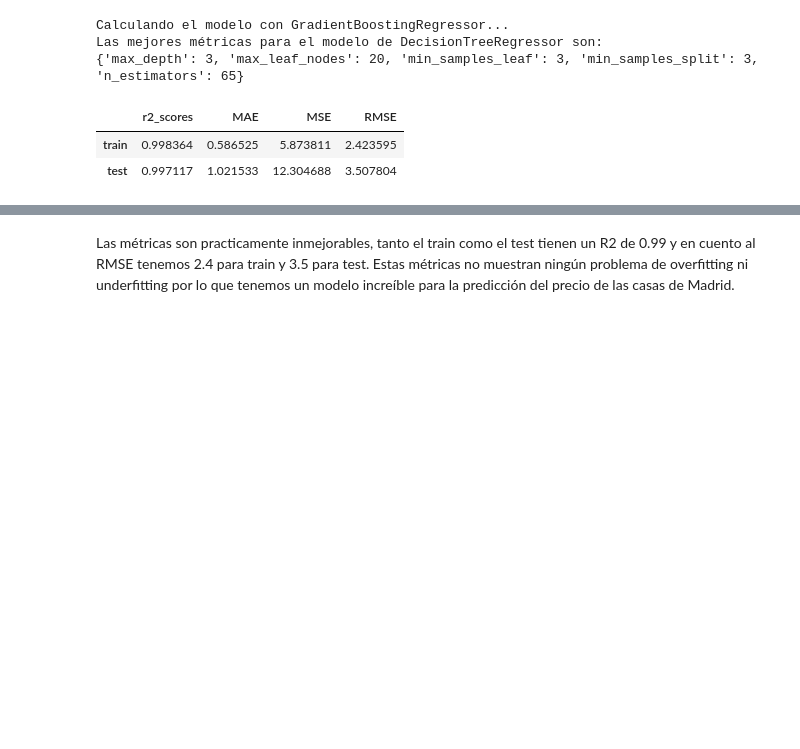
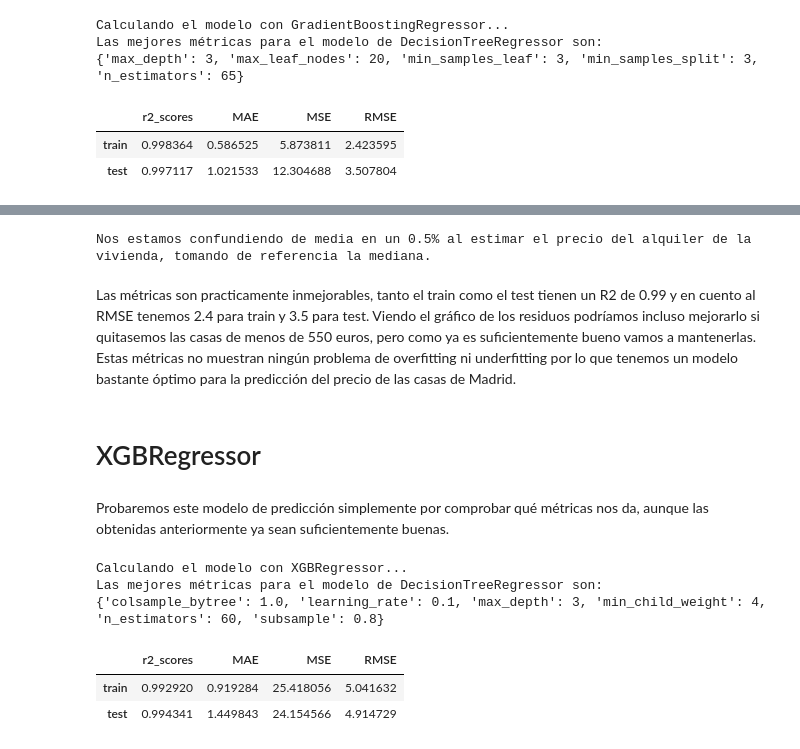
Before and after one commit to elenacano/Proyecto7-PrediccionCasas, a Jupyter notebook: Modelo1/notebooks/5-modelo.ipynb, the cells around one changed output, grey strips where cells are left out. Saved outputs shown, nothing was run; the diff lists cells and outputs as text; code cells hidden in the pictures; blank space fills up the shorter version.

Commit message:
modelo prediccion hecho

```diff
--- a/Modelo1/notebooks/5-modelo.ipynb
+++ b/Modelo1/notebooks/5-modelo.ipynb
@@ -240,5 +251,41 @@ Las mejores métricas para el modelo de DecisionTreeRegressor son:
+# %%
+error = 100*3.5/700
+print(f"Nos estamos confundiendo de media en un {error}% al estimar el precio del alquiler de la vivienda, tomando de referencia la mediana.")
+# %% [output]
+Nos estamos confundiendo de media en un 0.5% al estimar el precio del alquiler de la vivienda, tomando de referencia la mediana.
 # %% [markdown]
-Las métricas son practicamente inmejorables, tanto el train como el test tienen un R2 de 0.99 y en cuento al RMSE tenemos 2.4 para train y 3.5 para test. Estas métricas no muestran ningún problema de overfitting ni underfitting por lo que tenemos un modelo increíble para la predicción del precio de las casas de Madrid.
+Las métricas son practicamente inmejorables, tanto el train como el test tienen un R2 de 0.99 y en cuento al RMSE tenemos 2.4 para train y 3.5 para test. Viendo el gráfico de los residuos podríamos incluso mejorarlo si quitasemos las casas de menos de 550 euros, pero como ya es suficientemente bueno vamos a mantenerlas. Estas métricas no muestran ningún problema de overfitting ni underfitting por lo que tenemos un modelo bastante óptimo para la predicción del precio de las casas de Madrid.
 # %%
 with open('../datos/modelos/modelo_grad_boosting.pkl', 'wb') as f:
     pickle.dump(modelo_grad_boosting_3, f)
+# %% [markdown]
+# XGBRegressor
+# %% [markdown]
+Probaremos este modelo de predicción simplemente por comprobar qué métricas nos da, aunque las obtenidas anteriormente ya sean suficientemente buenas.
+# %%
+modelo = "XGBRegressor"
+
+# Inicializamos la clase, separamos VR y VD y separamos el train y el test.
+clase_arbol = fpr.ProblemaRegresion(df, variable_respuesta, modelo)
+clase_arbol.separar_variables()
+clase_arbol.separar_train_test()
+
+# Estudiamos cuales son los mejores parámetros, entrenamos al modelo y vemos las métricas.
+params_xgb = {
+    'n_estimators': [60, 65, 70],
+    'learning_rate': [0.01, 0.1, 0.2],
+    'max_depth': [3, 4, 5],
+    'min_child_weight':  [3, 4, 5, 6],  # Equivalente a min_samples_leaf
+    'subsample': [0.8, 1.0],        # Para evitar sobreajuste
+    'colsample_bytree': [0.8, 1.0]  # Selección de columnas al construir cada árbol
+}
+
+df_metricas, modelo_xgb = clase_arbol.grid_search(params_xgb, cv=5)
+df_metricas
+# %% [output]
+Calculando el modelo con XGBRegressor...
+Las mejores métricas para el modelo de DecisionTreeRegressor son:
+{'colsample_bytree': 1.0, 'learning_rate': 0.1, 'max_depth': 3, 'min_child_weight': 4, 'n_estimators': 60, 'subsample': 0.8}
+|  | r2_scores | MAE | MSE | RMSE |
+| train | 0.992920 | 0.919284 | 25.418056 | 5.041632 |
+| test | 0.994341 | 1.449843 | 24.154566 | 4.914729 |
```
Also changed, not shown: parts of 11 cells of this notebook, 2 other files.
